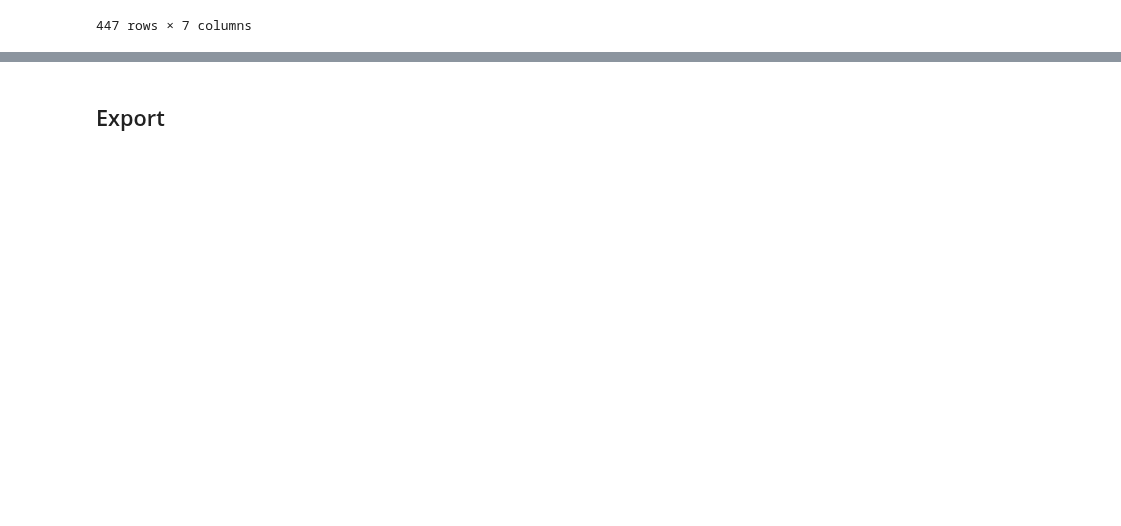
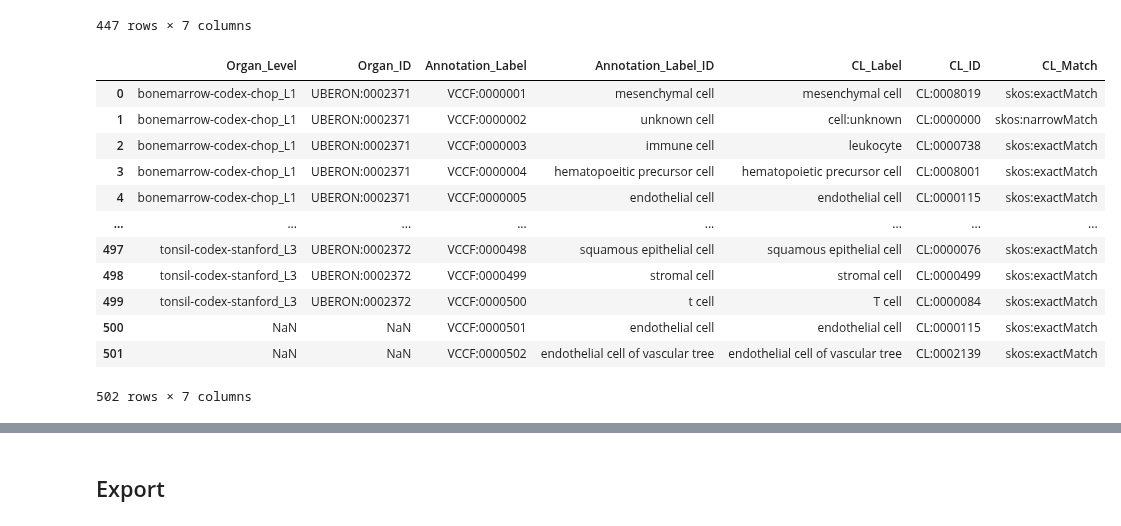
Before and after one commit to cns-iu/hra-pop-notebooks, a Jupyter notebook: ctann-tree/ctann_tree_vis.ipynb, the cells around one changed output, grey strips where cells are left out. Saved outputs shown, nothing was run; the diff lists cells and outputs as text; code cells hidden in the pictures; blank space fills up the shorter version.

```diff
--- a/ctann-tree/ctann_tree_vis.ipynb
+++ b/ctann-tree/ctann_tree_vis.ipynb
@@ -83,6 +92,24 @@ crosswalk_popv
 | 445 | bone marrow | UBERON:0002371 | B cell, CD19-positive | NaN | B cell, CD19-positive | CL:0001201 | skos:exactMatch |
 | 446 | mesenteric lymph node | UBERON:0002509 | CD4-positive, alpha-beta T cell | NaN | CD4-positive, alpha-beta T cell | CL:0000624 | skos:exactMatch |
 447 rows × 7 columns
+# %%
+crosswalk_vccf = pd.read_csv(
+    'https://cdn.humanatlas.io/digital-objects/ctann/vccf/v1.0/assets/vccf-crosswalk.csv', skiprows=10)
+crosswalk_vccf
+# %% [output]
+|  | Organ_Level | Organ_ID | Annotation_Label | Annotation_Label_ID | CL_Label | CL_ID | CL_Match |
+| 0 | bonemarrow-codex-chop_L1 | UBERON:0002371 | VCCF:0000001 | mesenchymal cell | mesenchymal cell | CL:0008019 | skos:exactMatch |
+| 1 | bonemarrow-codex-chop_L1 | UBERON:0002371 | VCCF:0000002 | unknown cell | cell:unknown | CL:0000000 | skos:narrowMatch |
+| 2 | bonemarrow-codex-chop_L1 | UBERON:0002371 | VCCF:0000003 | immune cell | leukocyte | CL:0000738 | skos:exactMatch |
+| 3 | bonemarrow-codex-chop_L1 | UBERON:0002371 | VCCF:0000004 | hematopoeitic precursor cell | hematopoietic precursor cell | CL:0008001 | skos:exactMatch |
+| 4 | bonemarrow-codex-chop_L1 | UBERON:0002371 | VCCF:0000005 | endothelial cell | endothelial cell | CL:0000115 | skos:exactMatch |
+| ... | ... | ... | ... | ... | ... | ... | ... |
+| 497 | tonsil-codex-stanford_L3 | UBERON:0002372 | VCCF:0000498 | squamous epithelial cell | squamous epithelial cell | CL:0000076 | skos:exactMatch |
+| 498 | tonsil-codex-stanford_L3 | UBERON:0002372 | VCCF:0000499 | stromal cell | stromal cell | CL:0000499 | skos:exactMatch |
+| 499 | tonsil-codex-stanford_L3 | UBERON:0002372 | VCCF:0000500 | t cell | T cell | CL:0000084 | skos:exactMatch |
+| 500 | NaN | NaN | VCCF:0000501 | endothelial cell | endothelial cell | CL:0000115 | skos:exactMatch |
+| 501 | NaN | NaN | VCCF:0000502 | endothelial cell of vascular tree | endothelial cell of vascular tree | CL:0002139 | skos:exactMatch |
+502 rows × 7 columns
 # %%
 # extract CL IDs and labels with tool
 extract = ['CL_ID', 'CL_Label']
```
Also changed, not shown: parts of 26 cells of this notebook, 1 other file.
